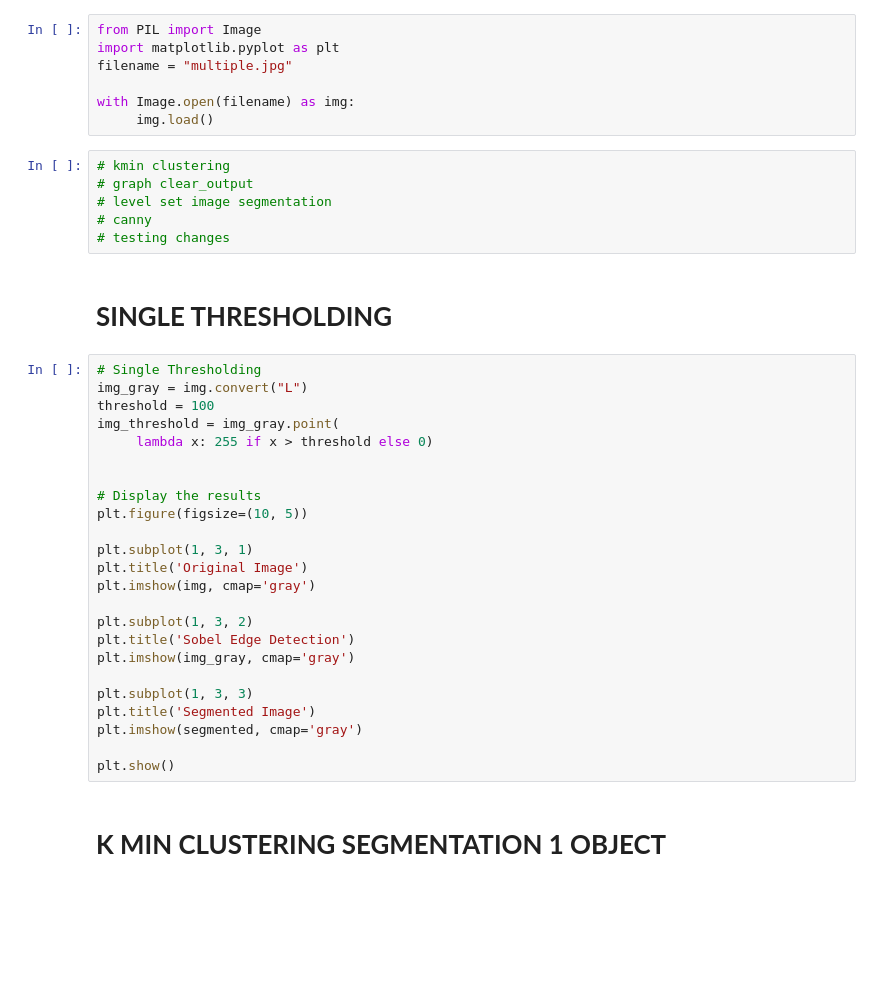
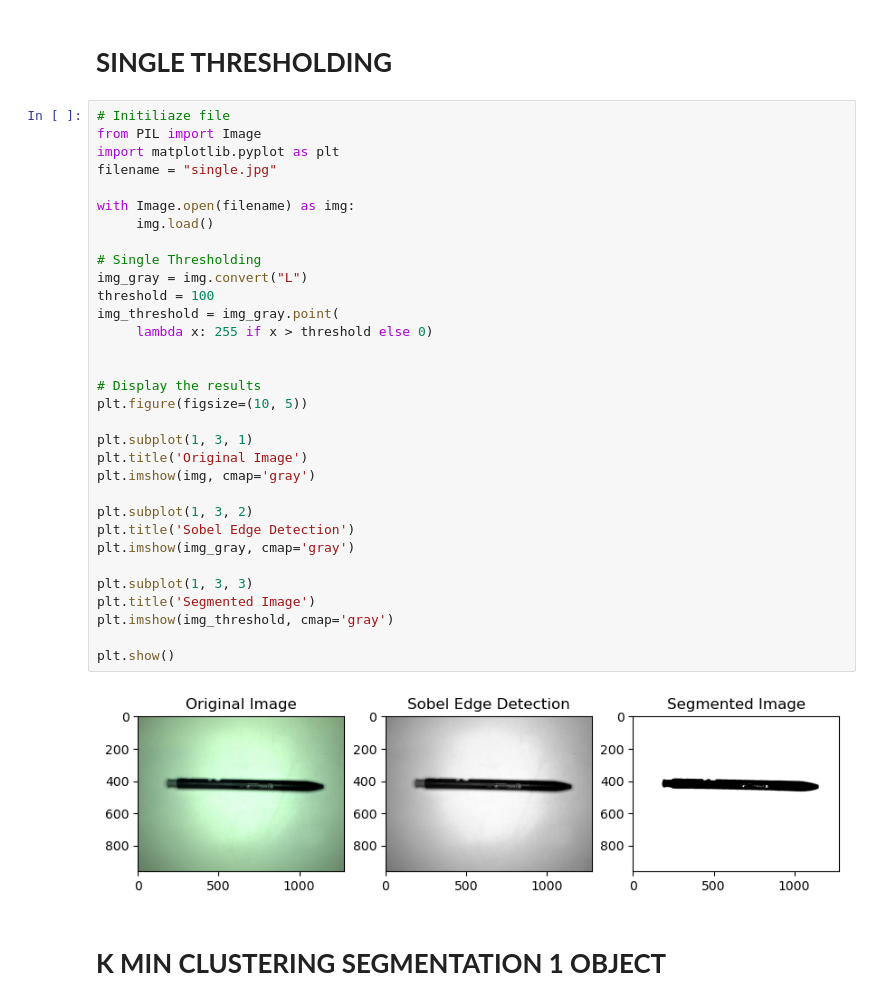
Before and after one commit to JoelLim1219/Machine_Vision-Region_Segmentation, a Jupyter notebook: machine vision practical 2.ipynb, the cells around one changed output. Cells and saved outputs as stored; diff of their text form; blank space fills up the shorter version.

```diff
--- a/machine vision practical 2.ipynb
+++ b/machine vision practical 2.ipynb
@@ -1,42 +1,39 @@
-# %%
-from PIL import Image
-import matplotlib.pyplot as plt
-filename = "multiple.jpg"
-
-with Image.open(filename) as img:
-     img.load()
-# %%
-# kmin clustering
-# graph clear_output
-# level set image segmentation
-# canny
-# testing changes
 # %% [markdown]
 # **SINGLE THRESHOLDING**
 # %%
+# Initiliaze file
+from PIL import Image
+import matplotlib.pyplot as plt
+filename = "single.jpg"
+
+with Image.open(filename) as img:
+     img.load()
+
 # Single Thresholding
 img_gray = img.convert("L")
 threshold = 100
 img_threshold = img_gray.point(
      lambda x: 255 if x > threshold else 0)
 
 
 # Display the results
 plt.figure(figsize=(10, 5))
 
 plt.subplot(1, 3, 1)
 plt.title('Original Image')
 plt.imshow(img, cmap='gray')
 
 plt.subplot(1, 3, 2)
 plt.title('Sobel Edge Detection')
 plt.imshow(img_gray, cmap='gray')
 
 plt.subplot(1, 3, 3)
 plt.title('Segmented Image')
-plt.imshow(segmented, cmap='gray')
+plt.imshow(img_threshold, cmap='gray')
 
 plt.show()
+# %% [output]
+[figure, added]
 # %% [markdown]
 # **K MIN CLUSTERING SEGMENTATION 1 OBJECT**
 # %%
```
Also changed, not shown: parts of 5 cells of this notebook.
